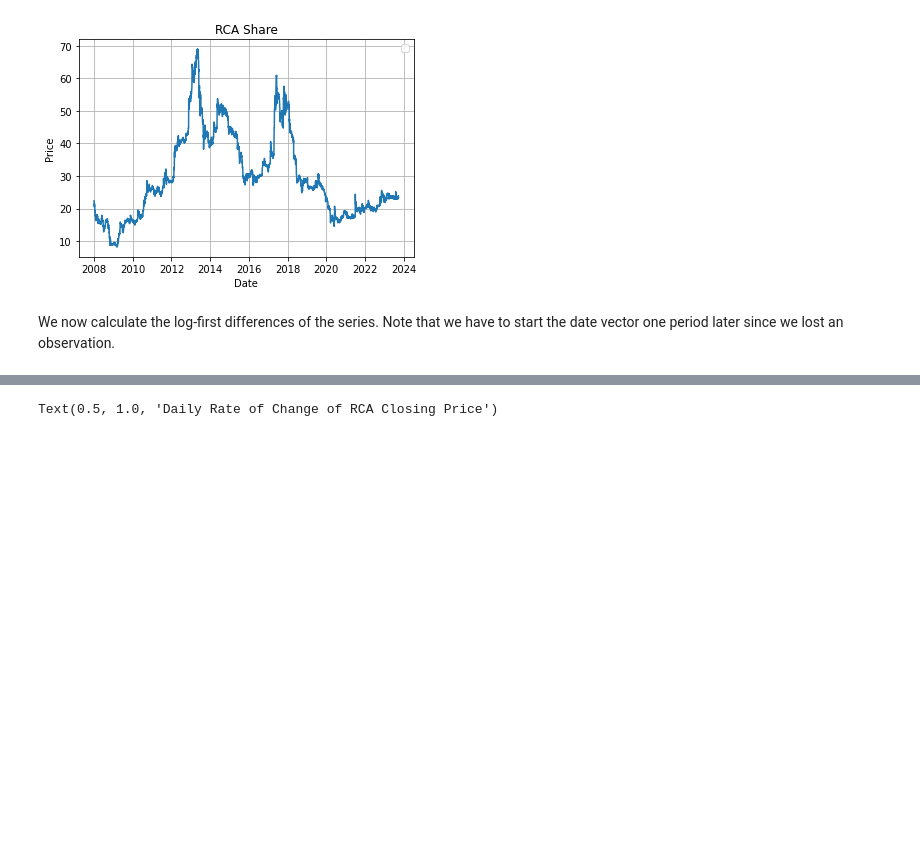
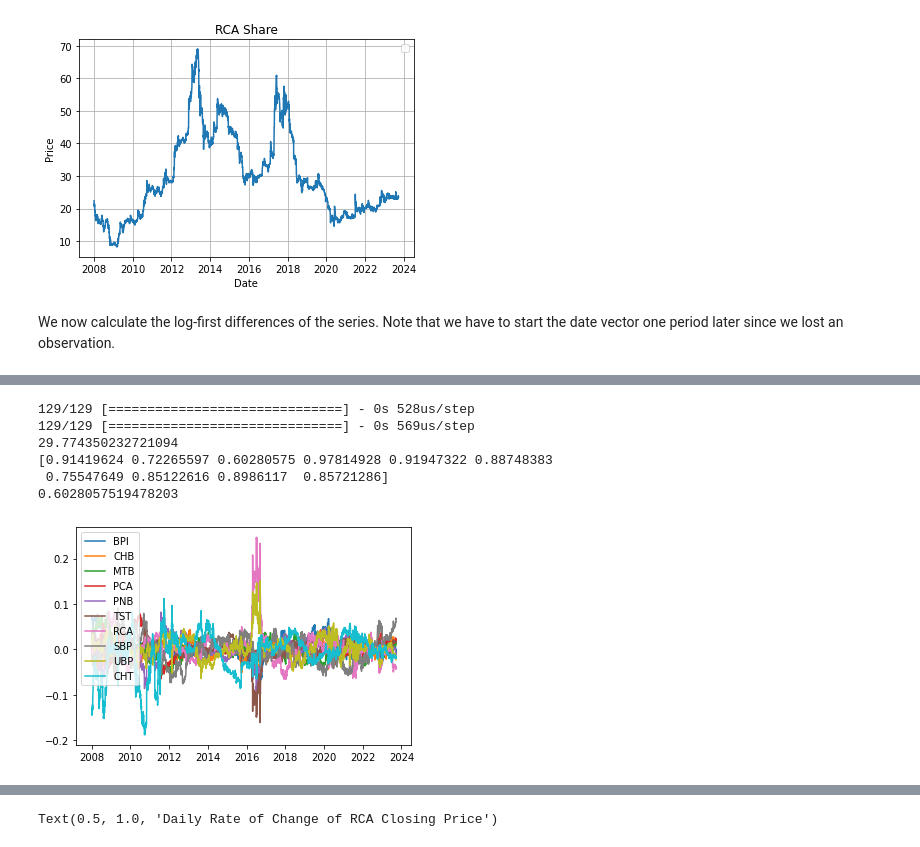
Before and after one commit to McNelis-CMML/ML_2023-BSP, a Jupyter notebook: PHBankingVol1.ipynb, the cells around one changed output, grey strips where cells are left out. Drawn from its saved outputs; the diff is of its cells as text; code cells hidden in the pictures; blank space fills up the shorter version.

```diff
--- a/PHBankingVol1.ipynb
+++ b/PHBankingVol1.ipynb
@@ -236,0 +215,26 @@ print(np.min(RSQ_RET_NPC))
+# %%
+encoder = Model(inputs, encoded)
+encoded_RET = encoder.predict(RETURNSnorm)
+RETURNShat1 = autoencoder.predict(RETURNSnorm)
+plt.plot(date[1:], RETURNShat1-RETURNSnorm)
+plt.legend(df1.iloc[:,2:].columns)
+
+junk = np.var(RETURNShat1,axis=0)
+
+junk1 = np.var(RETURNSnorm, axis= 0)
+
+ERROR = RETURNShat1 - RETURNSnorm
+SEE = np.sum(ERROR**2, axis=0)
+SEE1 = np.sum(SEE)
+print(SEE1)
+RSQ_RET_NPC = junk/junk1
+print(RSQ_RET_NPC)
+print(np.min(RSQ_RET_NPC))
+# %% [output]
+129/129 [==============================] - 0s 528us/step
+129/129 [==============================] - 0s 569us/step
+29.774350232721094
+[0.91419624 0.72265597 0.60280575 0.97814928 0.91947322 0.88748383
+ 0.75547649 0.85122616 0.8986117  0.85721286]
+0.6028057519478203
+[figure, added]
```
Also changed, not shown: parts of 20 cells of this notebook.
